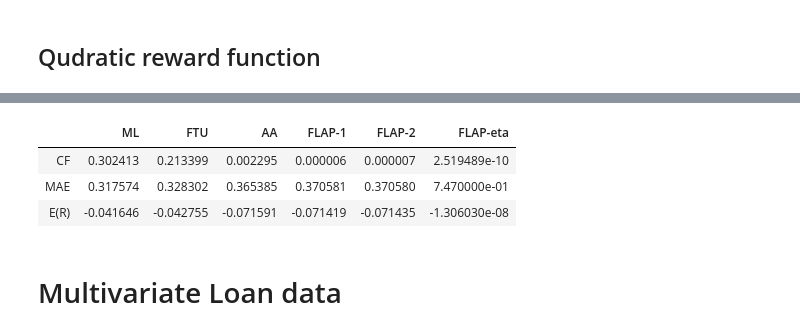
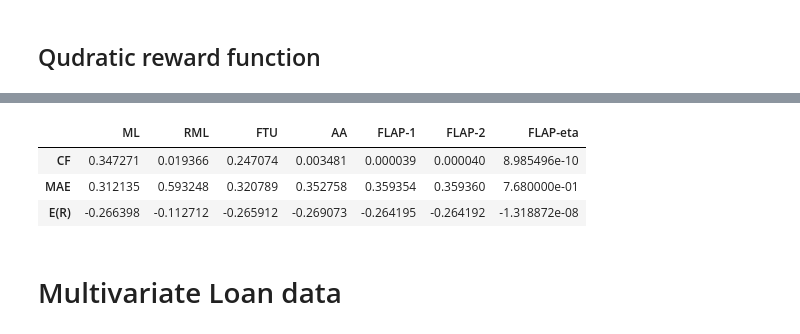
Before and after one commit to ideechy/Fairness-Learning, a Jupyter notebook: fair-optimization.ipynb, the cells around one changed output, grey strips where cells are left out. Drawn from its saved outputs; the diff is of its cells as text; code cells hidden in the pictures.

```diff
--- a/fair-optimization.ipynb
+++ b/fair-optimization.ipynb
@@ -41,7 +93,7 @@ pd.DataFrame(eval, index=['CF', 'MAE', 'E(R)'], columns=['ML', 'FTU', 'AA', 'FLA
 ## Qudratic reward function
 # %%
 r_star, r = dat_gen_reward_univariate_quadratic(
-    s, a, y, intcp=-1, beta_a=2.5, beta_s=0, beta_as=1, beta_q=0.1
+    s, a, y, intcp=-1, beta_a2=-0.5, beta_a=0.7, beta_s=0, beta_as=0
 )
 r_star_train, r_star_test = r_star[:5000], r_star[5000:]
 r_train, r_test = r[:5000], r[5000:]
@@ -53,12 +153,12 @@ reward_3d(fairopt, 'ipwe', [None, None], [(-10, 10), (-10, 10)])
 # %%
 eta_opt = fairopt.optimize(fairopt.ipwe, method='shgo', bounds=[(-10, 10), (-10, 10)]).x
 eval = fairopt.evaluate(eta_opt, s_test, a_test, y_test, r_test, r_star_test, ['cf', 'mae', 'ers'])
-pd.DataFrame(eval, index=['CF', 'MAE', 'E(R)'], columns=['ML', 'FTU', 'AA', 'FLAP-1', 'FLAP-2', 'FLAP-eta'])
+pd.DataFrame(eval, index=['CF', 'MAE', 'E(R)'], columns=['ML', 'RML', 'FTU', 'AA', 'FLAP-1', 'FLAP-2', 'FLAP-eta'])
 # %% [output]
-|  | ML | FTU | AA | FLAP-1 | FLAP-2 | FLAP-eta |
-| CF | 0.302413 | 0.213399 | 0.002295 | 0.000006 | 0.000007 | 2.519489e-10 |
-| MAE | 0.317574 | 0.328302 | 0.365385 | 0.370581 | 0.370580 | 7.470000e-01 |
-| E(R) | -0.041646 | -0.042755 | -0.071591 | -0.071419 | -0.071435 | -1.306030e-08 |
+|  | ML | RML | FTU | AA | FLAP-1 | FLAP-2 | FLAP-eta |
+| CF | 0.347271 | 0.019366 | 0.247074 | 0.003481 | 0.000039 | 0.000040 | 8.985496e-10 |
+| MAE | 0.312135 | 0.593248 | 0.320789 | 0.352758 | 0.359354 | 0.359360 | 7.680000e-01 |
+| E(R) | -0.266398 | -0.112712 | -0.265912 | -0.269073 | -0.264195 | -0.264192 | -1.318872e-08 |
 # %% [markdown]
 # Multivariate Loan data
 # %%
```
Also changed, not shown: parts of 16 cells of this notebook, 4 other files.
